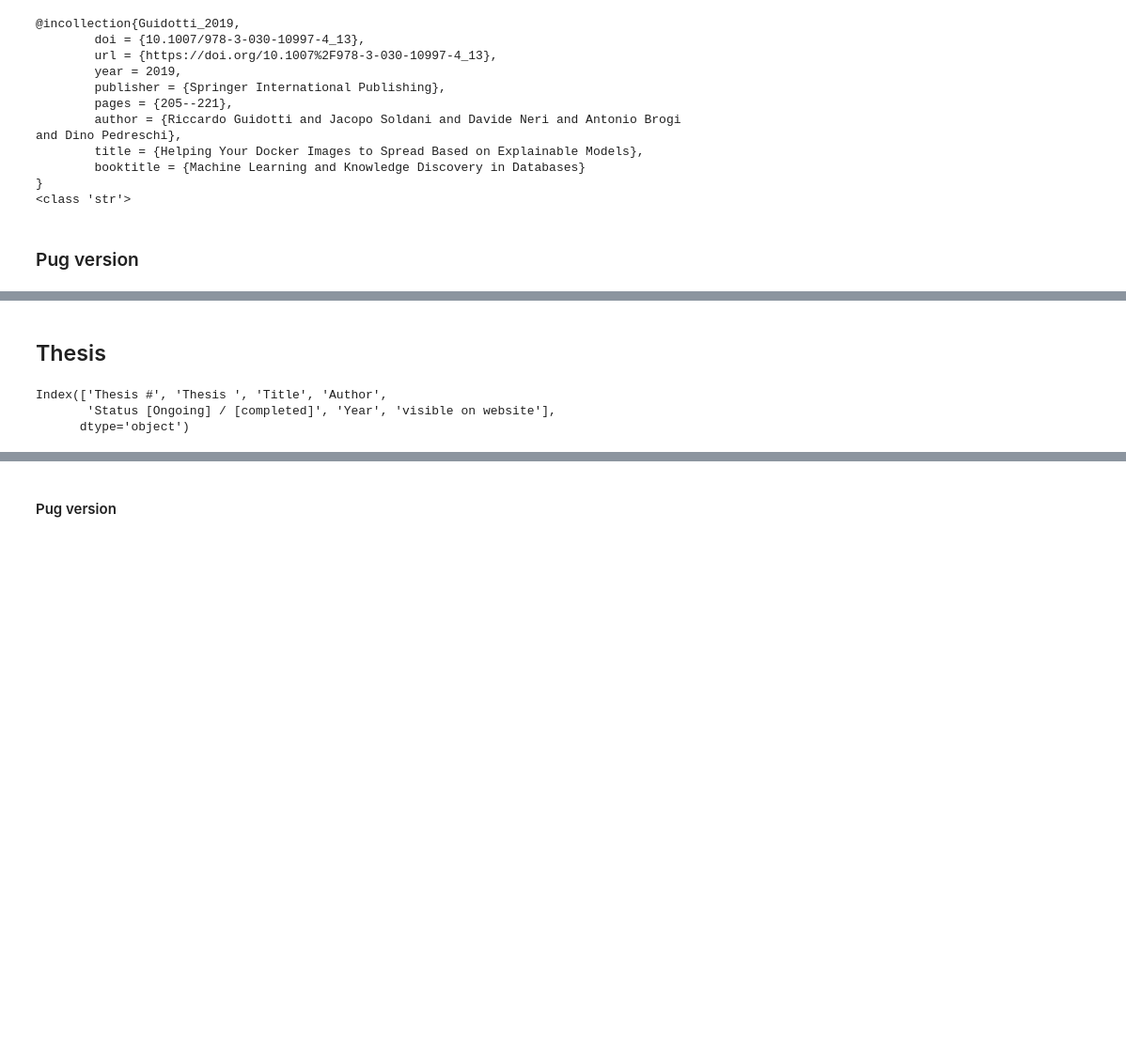
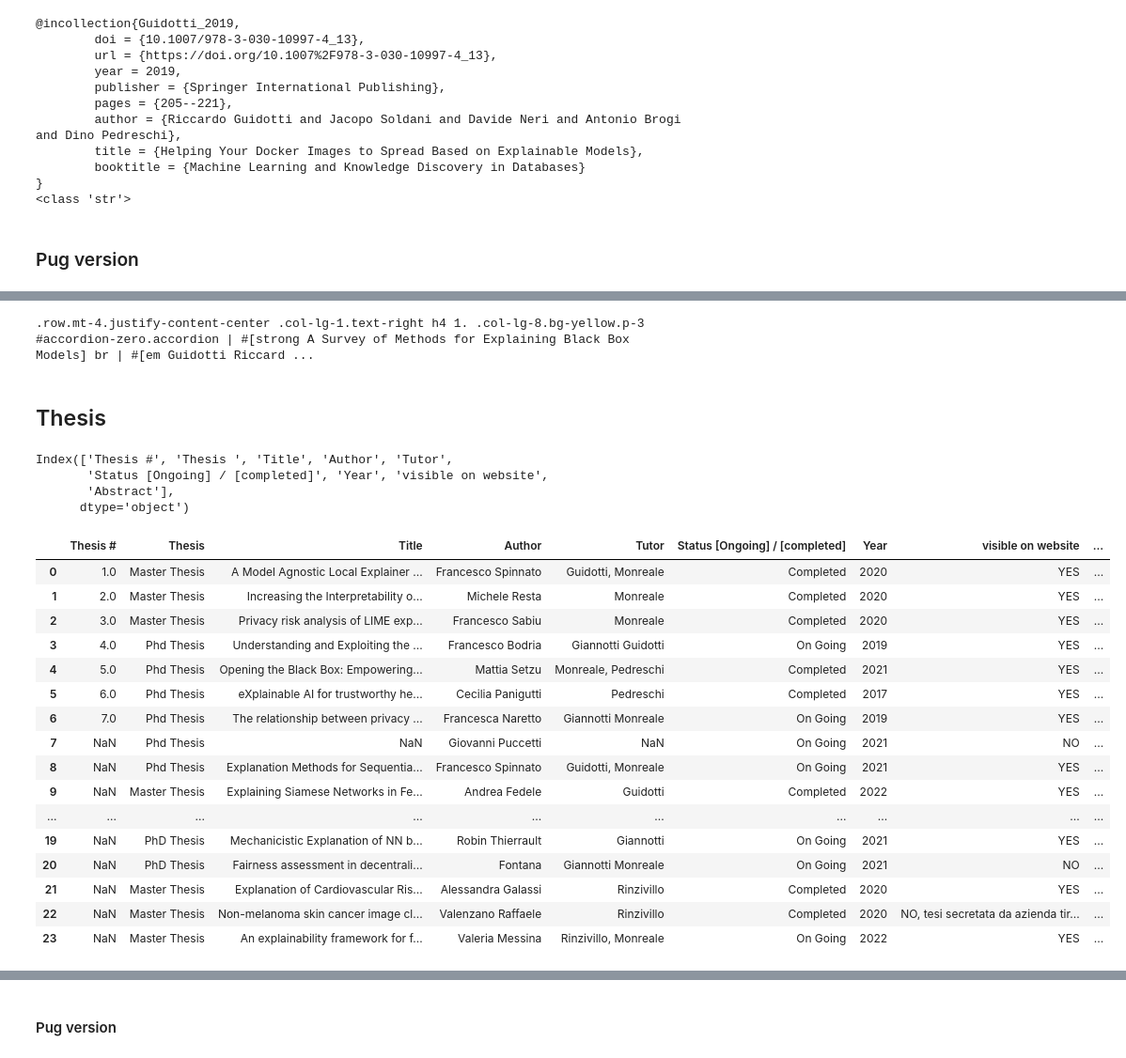
Before and after one commit to danielefadda/xai_web, a Jupyter notebook: src/includes/pubblications to html.ipynb, the cells around one changed output, grey strips where cells are left out. Shown: that part at 94% size. Saved outputs shown, nothing was run; the diff lists cells and outputs as text; code cells hidden in the pictures; blank space fills up the shorter version.

```diff
--- a/src/includes/pubblications to html.ipynb
+++ b/src/includes/pubblications to html.ipynb
@@ -174,6 +179,7 @@ for i, row in papers.iterrows():
     authors= row['Authors']
     abstract= row['abstract']
     researchLine= row['Research line']
+    idAlpha = row['Id di Riccardo']
 
     if isinstance(researchLine, str):
         researchLine=researchLine.replace(",", "▪")
@@ -181,6 +187,7 @@ for i, row in papers.iterrows():
                 small Research Line #[strong {researchLine}]'''
     else:
         rlString=''
+
 
 
 
@@ -250,9 +257,10 @@ for i, row in papers.iterrows():
 
 
 
-    ptOne=f'''.row.mt-4.justify-content-center
+    ptOne=f'''#{idAlpha}.row.mt-4.justify-content-center
     .col-lg-1.text-right
-        h4 {i+1}.'''
+        h4 {i+1}.
+        p [{idAlpha}]'''
     # summary image?
     if row['summary image']=='YES':
         ptTwo=f'''
@@ -296,6 +304,10 @@ for i, row in papers.iterrows():
         cards+=card
 
 # display(HTML(bullets))
+# %%
+display(HTML(cards))
+# %% [output]
+.row.mt-4.justify-content-center .col-lg-1.text-right h4 1. .col-lg-8.bg-yellow.p-3 #accordion-zero.accordion | #[strong A Survey of Methods for Explaining Black Box Models] br | #[em Guidotti Riccard ...
 # %%
 write_html(cards, filename='paper-cards')
 # %% [markdown]
@@ -307,6 +319,27 @@ url = f'https://docs.google.com/spreadsheets/d/{sheet_id}/gviz/tq?tqx=out:csv&sh
 masterThesis = pd.read_csv(url)
 masterThesis.columns
 # %% [output]
-Index(['Thesis #', 'Thesis ', 'Title', 'Author',
-       'Status [Ongoing] / [completed]', 'Year', 'visible on website'],
+Index(['Thesis #', 'Thesis ', 'Title', 'Author', 'Tutor',
+       'Status [Ongoing] / [completed]', 'Year', 'visible on website',
+       'Abstract'],
       dtype='object')
+# %%
+masterThesis
+# %% [output]
+|  | Thesis # | Thesis | Title | Author | Tutor | Status [Ongoing] / [completed] | Year | visible on website | ... |
+| 0 | 1.0 | Master Thesis | A Model Agnostic Local Explainer ... | Francesco Spinnato | Guidotti, Monreale | Completed | 2020 | YES | ... |
+| 1 | 2.0 | Master Thesis | Increasing the Interpretability o... | Michele Resta | Monreale | Completed | 2020 | YES | ... |
+| 2 | 3.0 | Master Thesis | Privacy risk analysis of LIME exp... | Francesco Sabiu | Monreale | Completed | 2020 | YES | ... |
+| 3 | 4.0 | Phd Thesis | Understanding and Exploiting the ... | Francesco Bodria | Giannotti Guidotti | On Going | 2019 | YES | ... |
+| 4 | 5.0 | Phd Thesis | Opening the Black Box: Empowering... | Mattia Setzu | Monreale, Pedreschi | Completed | 2021 | YES | ... |
+| 5 | 6.0 | Phd Thesis | eXplainable AI for trustworthy he... | Cecilia Panigutti | Pedreschi | Completed | 2017 | YES | ... |
+| 6 | 7.0 | Phd Thesis | The relationship between privacy ... | Francesca Naretto | Giannotti Monreale | On Going | 2019 | YES | ... |
+| 7 | NaN | Phd Thesis | NaN | Giovanni Puccetti | NaN | On Going | 2021 | NO | ... |
+| 8 | NaN | Phd Thesis | Explanation Methods for Sequentia... | Francesco Spinnato | Guidotti, Monreale | On Going | 2021 | YES | ... |
+| 9 | NaN | Master Thesis | Explaining Siamese Networks in Fe... | Andrea Fedele | Guidotti | Completed | 2022 | YES | ... |
+| ... | ... | ... | ... | ... | ... | ... | ... | ... | ... |
+| 19 | NaN | PhD Thesis | Mechanicistic Explanation of NN b... | Robin Thierrault | Giannotti | On Going | 2021 | YES | ... |
+| 20 | NaN | PhD Thesis | Fairness assessment in decentrali... | Fontana | Giannotti Monreale | On Going | 2021 | NO | ... |
+| 21 | NaN | Master Thesis | Explanation of Cardiovascular Ris... | Alessandra Galassi | Rinzivillo | Completed | 2020 | YES | ... |
+| 22 | NaN | Master Thesis | Non-melanoma skin cancer image cl... | Valenzano Raffaele | Rinzivillo | Completed | 2020 | NO, tesi secretata da azienda tir... | ... |
+| 23 | NaN | Master Thesis | An explainability framework for f... | Valeria Messina | Rinzivillo, Monreale | On Going | 2022 | YES | ... |
```
Also changed, not shown: parts of 7 cells of this notebook, 21 other files.
